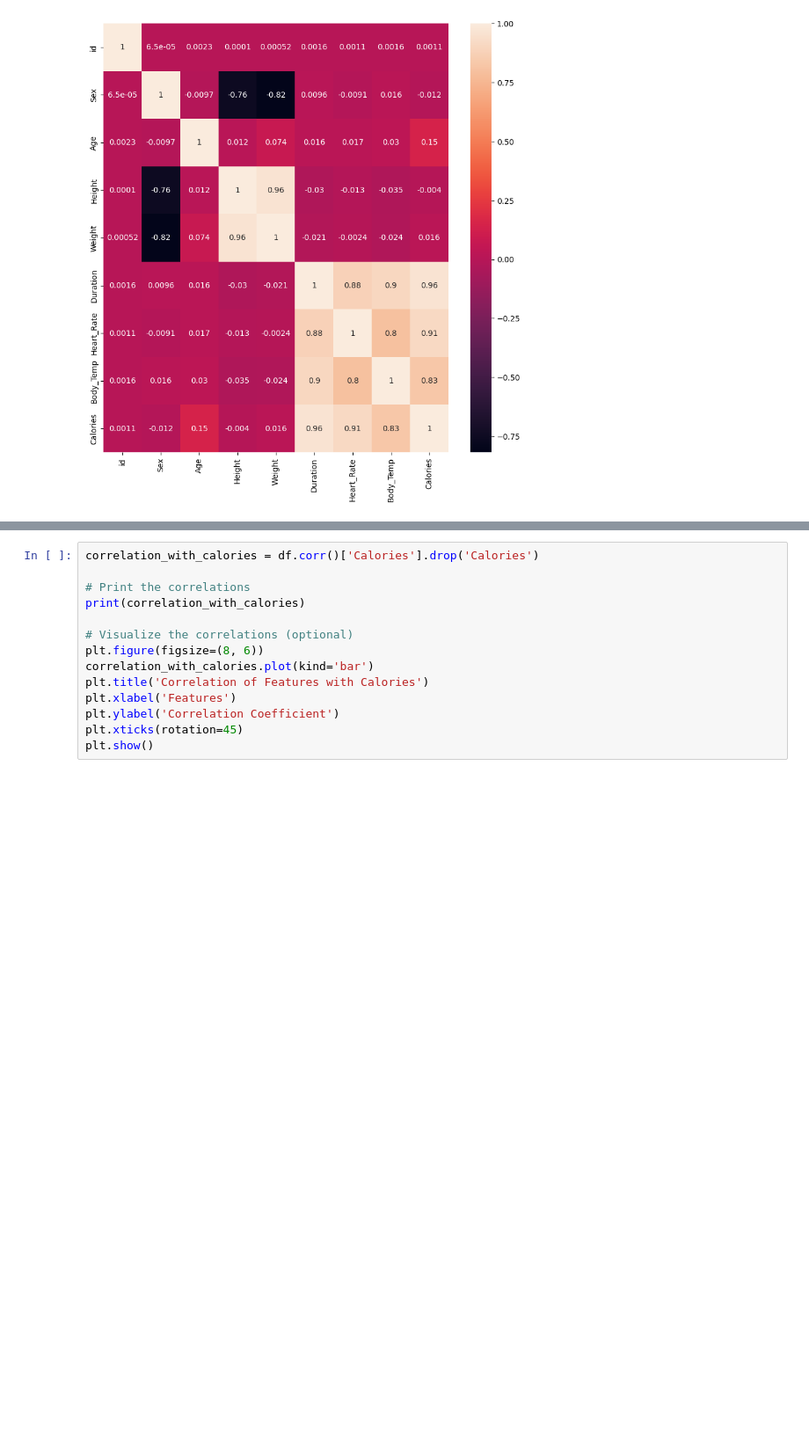
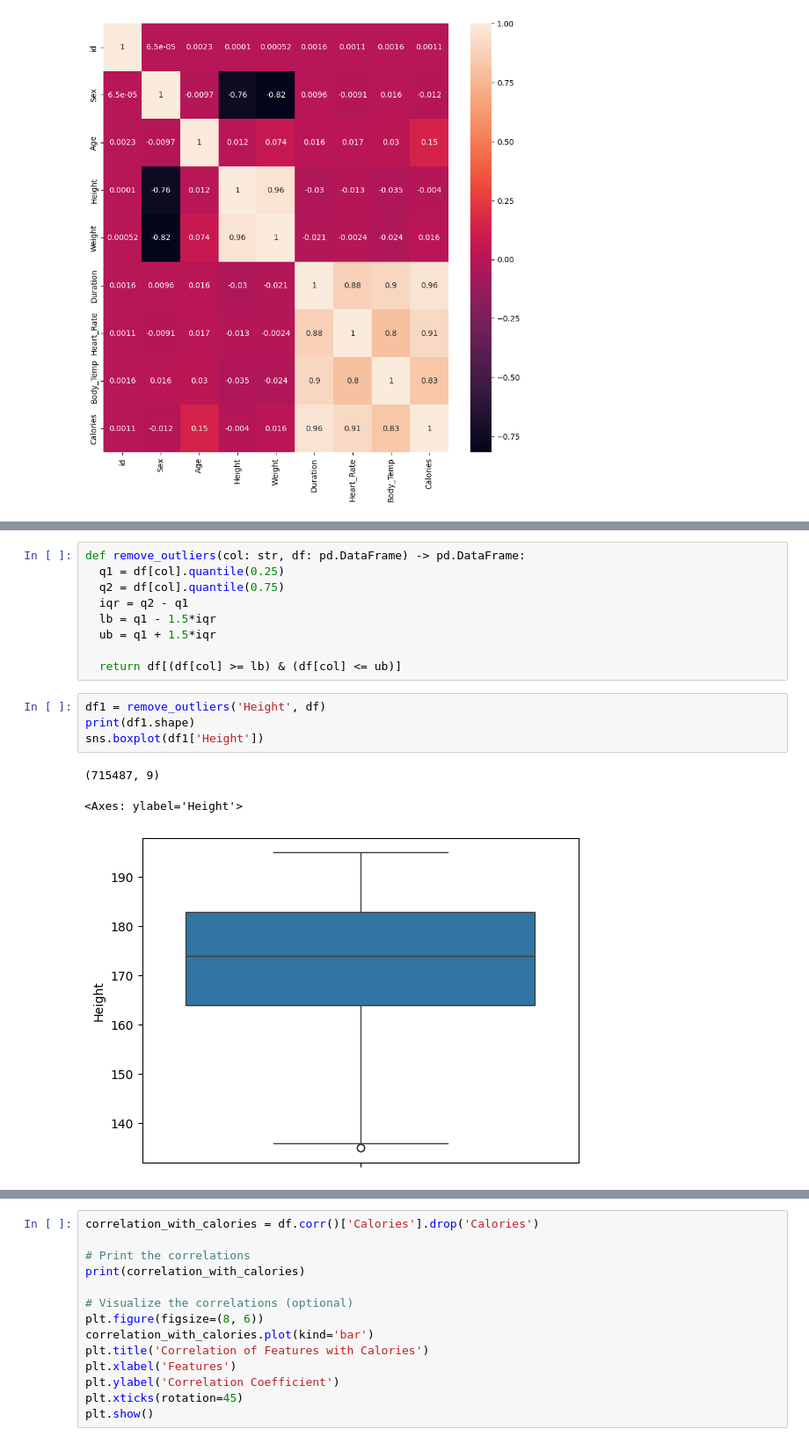
Before and after one commit to Aum-Patel1234/Machine-Learning, a Jupyter notebook: Predict Calorie Expenditure/Predict_Calorie_Expenditure.ipynb, the cells around one changed output, grey strips where cells are left out. Shown: that part at 88% size. Cells and saved outputs as stored; diff of their text form; blank space fills up the shorter version.

Commit message:
rmlse reduced from 0.56 to 0.101 by removing outliers

```diff
--- a/Predict Calorie Expenditure/Predict_Calorie_Expenditure.ipynb
+++ b/Predict Calorie Expenditure/Predict_Calorie_Expenditure.ipynb
@@ -88,0 +102,17 @@ sns.heatmap(df.corr(), annot=True)
+# %%
+def remove_outliers(col: str, df: pd.DataFrame) -> pd.DataFrame:
+  q1 = df[col].quantile(0.25)
+  q2 = df[col].quantile(0.75)
+  iqr = q2 - q1
+  lb = q1 - 1.5*iqr
+  ub = q1 + 1.5*iqr
+
+  return df[(df[col] >= lb) & (df[col] <= ub)]
+# %%
+df1 = remove_outliers('Height', df)
+print(df1.shape)
+sns.boxplot(df1['Height'])
+# %% [output]
+(715487, 9)
+<Axes: ylabel='Height'>
+[figure, added]
```
Also changed, not shown: parts of 71 cells of this notebook.
